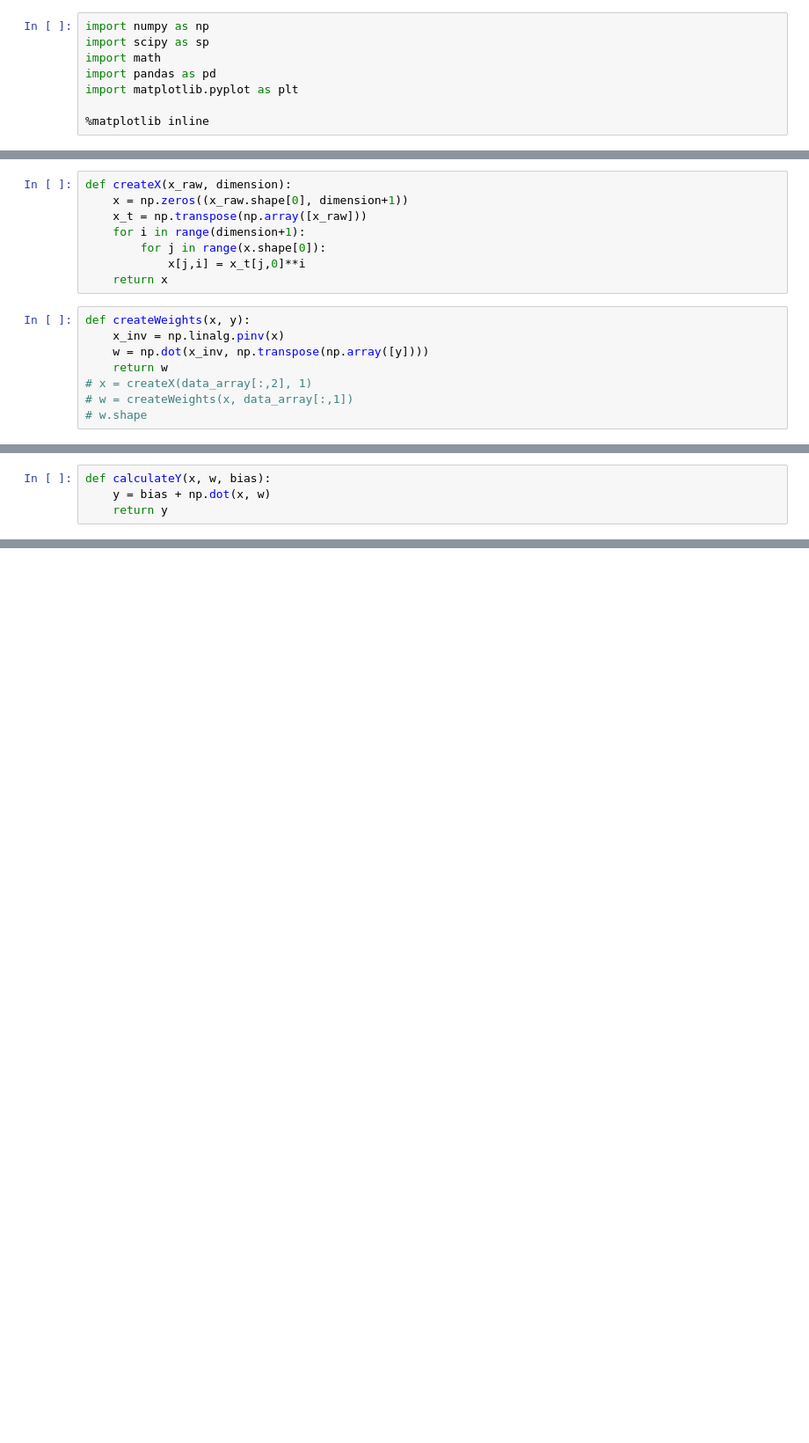
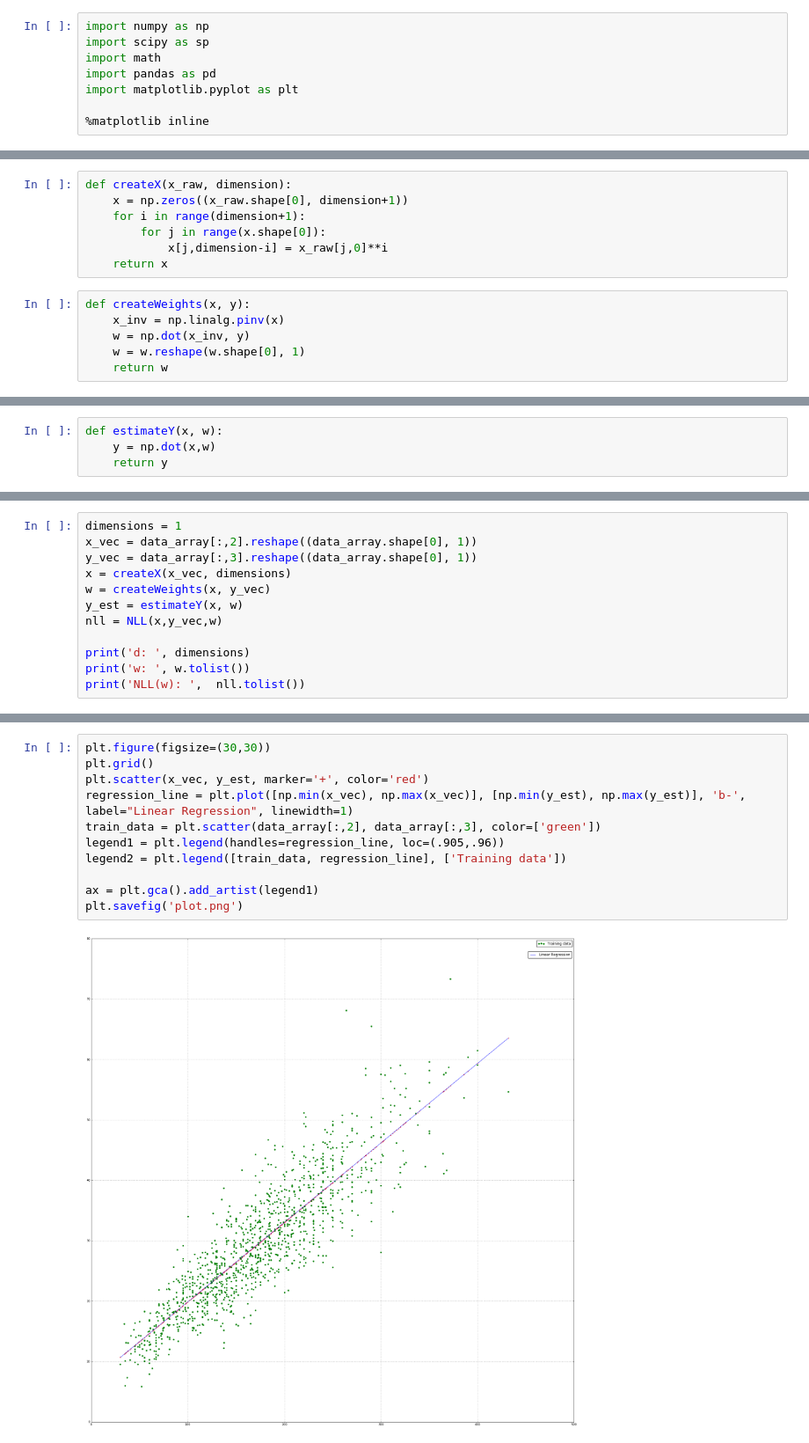
Before and after one commit to gabrielmatos26/Lista-4-ML-UFRJ, a Jupyter notebook: Q1.ipynb, the cells around one changed output, grey strips where cells are left out. Shown: that part at 88% size. Cells and saved outputs as stored; diff of their text form; blank space fills up the shorter version.

```diff
--- a/Q1.ipynb
+++ b/Q1.ipynb
@@ -19,16 +21,13 @@ plt.scatter(data_array[:,2], data_array[:,3], color=['red'])
 # %%
 def createX(x_raw, dimension):
     x = np.zeros((x_raw.shape[0], dimension+1))
-    x_t = np.transpose(np.array([x_raw]))
     for i in range(dimension+1):
         for j in range(x.shape[0]):
-            x[j,i] = x_t[j,0]**i
+            x[j,dimension-i] = x_raw[j,0]**i
     return x
 # %%
 def createWeights(x, y):
     x_inv = np.linalg.pinv(x)
-    w = np.dot(x_inv, np.transpose(np.array([y])))
+    w = np.dot(x_inv, y)
+    w = w.reshape(w.shape[0], 1)
     return w
-# x = createX(data_array[:,2], 1)
-# w = createWeights(x, data_array[:,1])
-# w.shape
@@ -35,4 +36,4 @@ def createWeights(x, y):
 # %%
-def calculateY(x, w, bias):
-    y = bias + np.dot(x, w)
+def estimateY(x, w):
+    y = np.dot(x,w)
     return y
@@ -52,0 +45,12 @@ plt.scatter(data_array[:,2], data_array[:,3], color=['red'])
+# %%
+dimensions = 1
+x_vec = data_array[:,2].reshape((data_array.shape[0], 1))
+y_vec = data_array[:,3].reshape((data_array.shape[0], 1))
+x = createX(x_vec, dimensions)
+w = createWeights(x, y_vec)
+y_est = estimateY(x, w)
+nll = NLL(x,y_vec,w)
+
+print('d: ', dimensions)
+print('w: ', w.tolist())
+print('NLL(w): ',  nll.tolist())
@@ -52,0 +61,13 @@ plt.scatter(data_array[:,2], data_array[:,3], color=['red'])
+# %%
+plt.figure(figsize=(30,30))
+plt.grid()
+plt.scatter(x_vec, y_est, marker='+', color='red')
+regression_line = plt.plot([np.min(x_vec), np.max(x_vec)], [np.min(y_est), np.max(y_est)], 'b-', label="Linear Regression", linewidth=1)
+train_data = plt.scatter(data_array[:,2], data_array[:,3], color=['green'])
+legend1 = plt.legend(handles=regression_line, loc=(.905,.96))
+legend2 = plt.legend([train_data, regression_line], ['Training data'])
+
+ax = plt.gca().add_artist(legend1)
+plt.savefig('plot.png')
+# %% [output]
+[figure, added]
```
Also changed, not shown: parts of 6 cells of this notebook, 2 other files.
